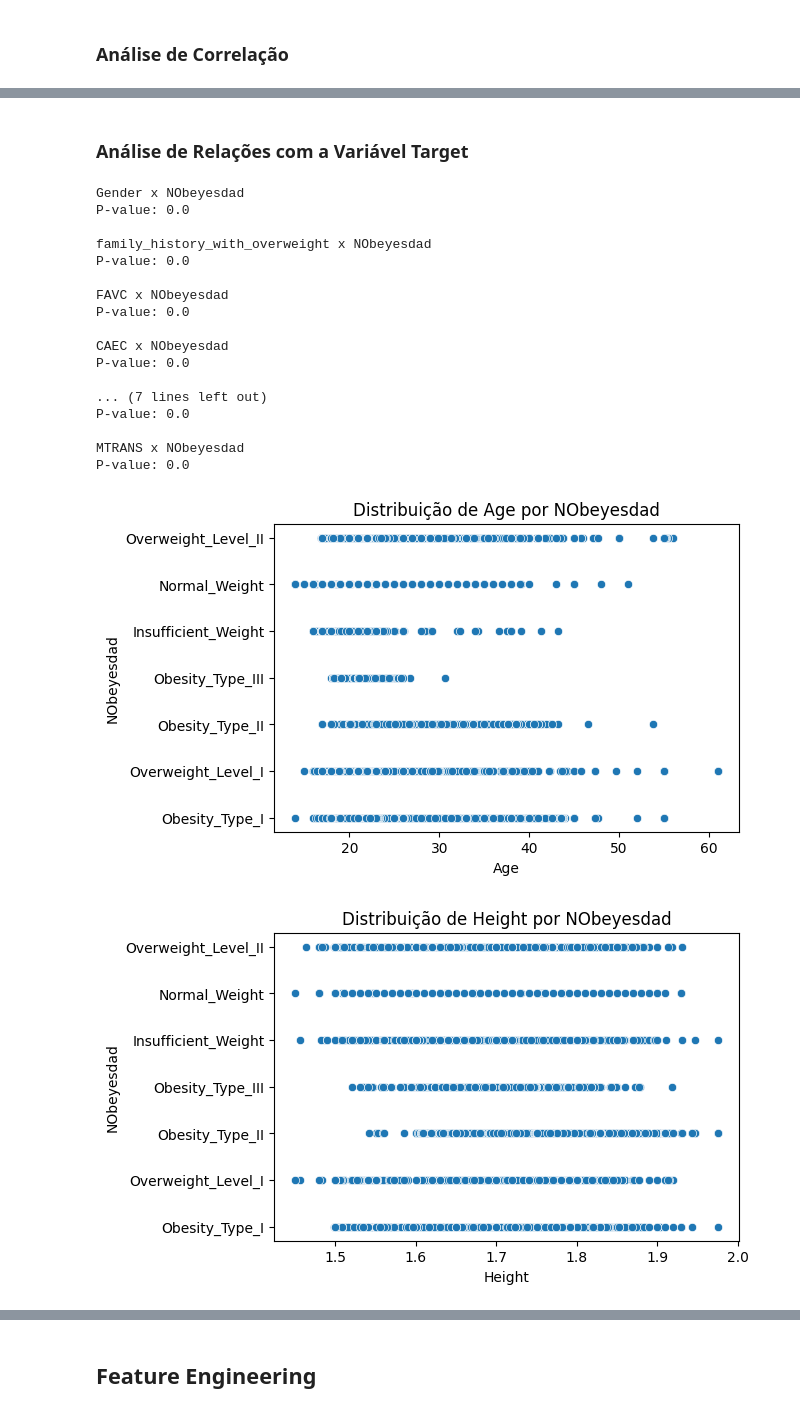
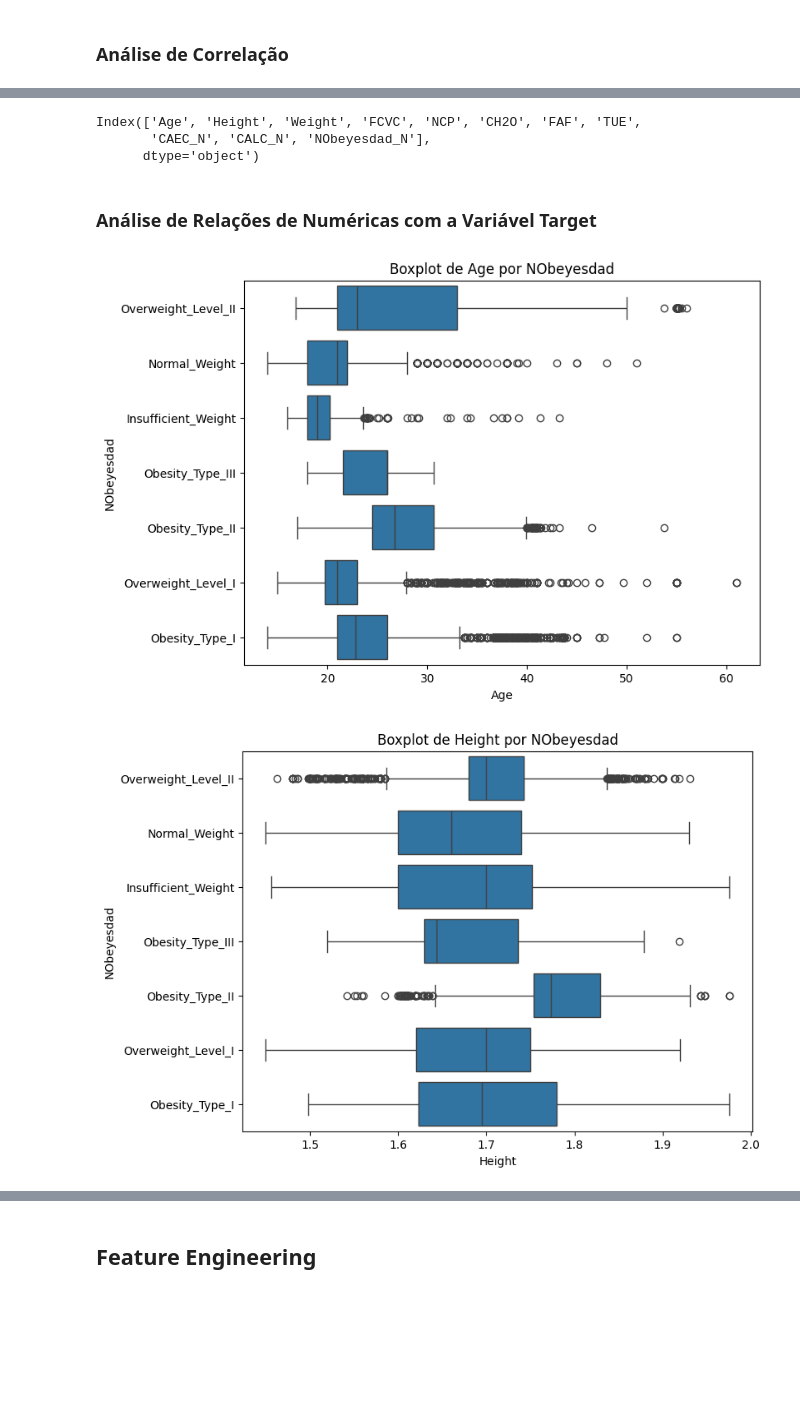
Before and after one commit to BarbaraCerqueira/Prediction-Obesity-Risk, a Jupyter notebook: prediction_obesity_risk.ipynb, the cells around one changed output, grey strips where cells are left out. Cells and saved outputs as stored; diff of their text form; code cells hidden in the pictures; blank space fills up the shorter version.

```diff
--- a/prediction_obesity_risk.ipynb
+++ b/prediction_obesity_risk.ipynb
@@ -131,12 +161,0 @@ Note: you may need to restart the kernel to use updated packages.
-# %%
-# Import association_metrics
-import association_metrics as am
-# Convert you str columns to Category columns
-df = df.apply(
-        lambda x: x.astype("category") if x.dtype == "O" else x)
-
-# Initialize a CamresV object using you pandas.DataFrame
-cramersv = am.CramersV(df)
-# will return a pairwise matrix filled with Cramer's V, where columns and index are
-# the categorical variables of the passed pandas.DataFrame
-cramersv.fit()
@@ -154,41 +184,18 @@ cramersv.fit()
+# %%
+numerical_data.columns
+# %% [output]
+Index(['Age', 'Height', 'Weight', 'FCVC', 'NCP', 'CH2O', 'FAF', 'TUE',
+       'CAEC_N', 'CALC_N', 'NObeyesdad_N'],
+      dtype='object')
 # %% [markdown]
-### Análise de Relações com a Variável Target
+### Análise de Relações de Numéricas com a Variável Target
-# %%
-
-for field in categorical_data.drop(target_name, axis=1):
-    # Tabela de contingência
-    contingency_table = pd.crosstab(index=df[field][:split_index], columns=df[target_name][:split_index])
-
-    # Teste Chi-quadrado
-    chi2, p, dof, expected = chi2_contingency(contingency_table)
-    print(f'{field} x {target_name}')
-    print("P-value:", p)
-    print()
-# %% [output]
-Gender x NObeyesdad
-P-value: 0.0
-
-family_history_with_overweight x NObeyesdad
-P-value: 0.0
-
-FAVC x NObeyesdad
-P-value: 0.0
-
-CAEC x NObeyesdad
-P-value: 0.0
-
-... (7 lines left out)
-P-value: 0.0
-
-MTRANS x NObeyesdad
-P-value: 0.0
 # %%
-# Gráficos de dispersão
-for field in numerical_data:
-    plt.figure(figsize=(6, 4))
-    sns.scatterplot(x=field, y=target, data=df)
-    plt.title(f'Distribuição de {field} por {target}')
+# Boxplots
+for field in ['Age', 'Height', 'Weight', 'FCVC', 'NCP', 'CH2O', 'FAF', 'TUE']:
+    plt.figure(figsize=(8, 6))
+    sns.boxplot(x=field, y=target_name, data=df)
+    plt.title(f'Boxplot de {field} por {target_name}')
     plt.show()
 # %% [output]
-[figure, old version]
+[figure, new version]
-[figure, old version]
+[figure, new version]
```
Also changed, not shown: parts of 40 cells of this notebook, 1 other file.
